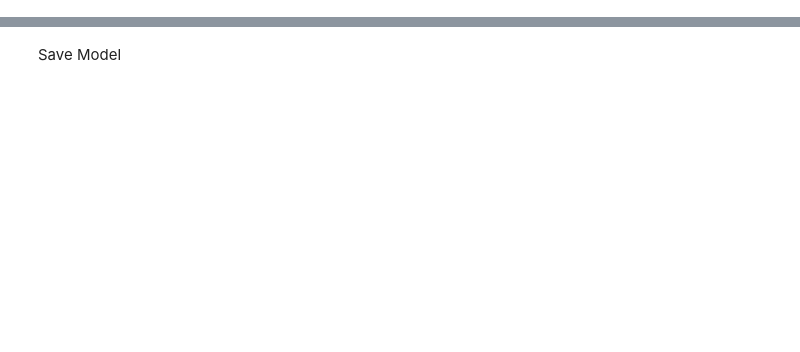
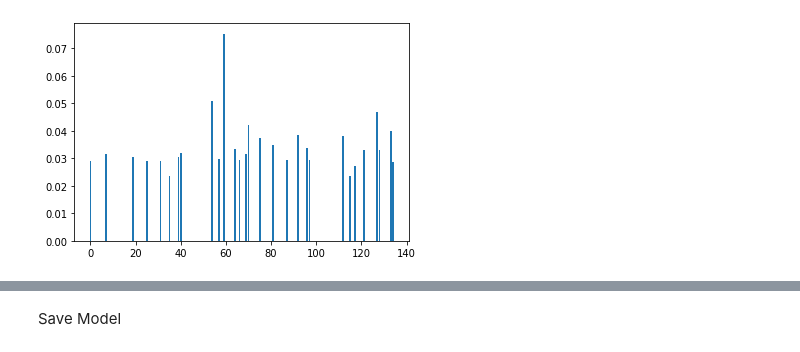
Before and after one commit to beaubadilla/faker-classifier, a Jupyter notebook: ensemble.ipynb, the cells around one changed output, grey strips where cells are left out. Saved outputs shown, nothing was run; the diff lists cells and outputs as text; code cells hidden in the pictures; blank space fills up the shorter version.

```diff
--- a/ensemble.ipynb
+++ b/ensemble.ipynb
@@ -311,0 +952,7 @@ print(f"The F1 Score for the XGB model on the test set  is: {xgb_test_f1_score *
+# %%
+from matplotlib import pyplot
+# plot
+pyplot.bar(range(len(foo)), foo)
+pyplot.show()
+# %% [output]
+[figure, added]
```
Also changed, not shown: parts of 64 cells of this notebook, 3 other files.
